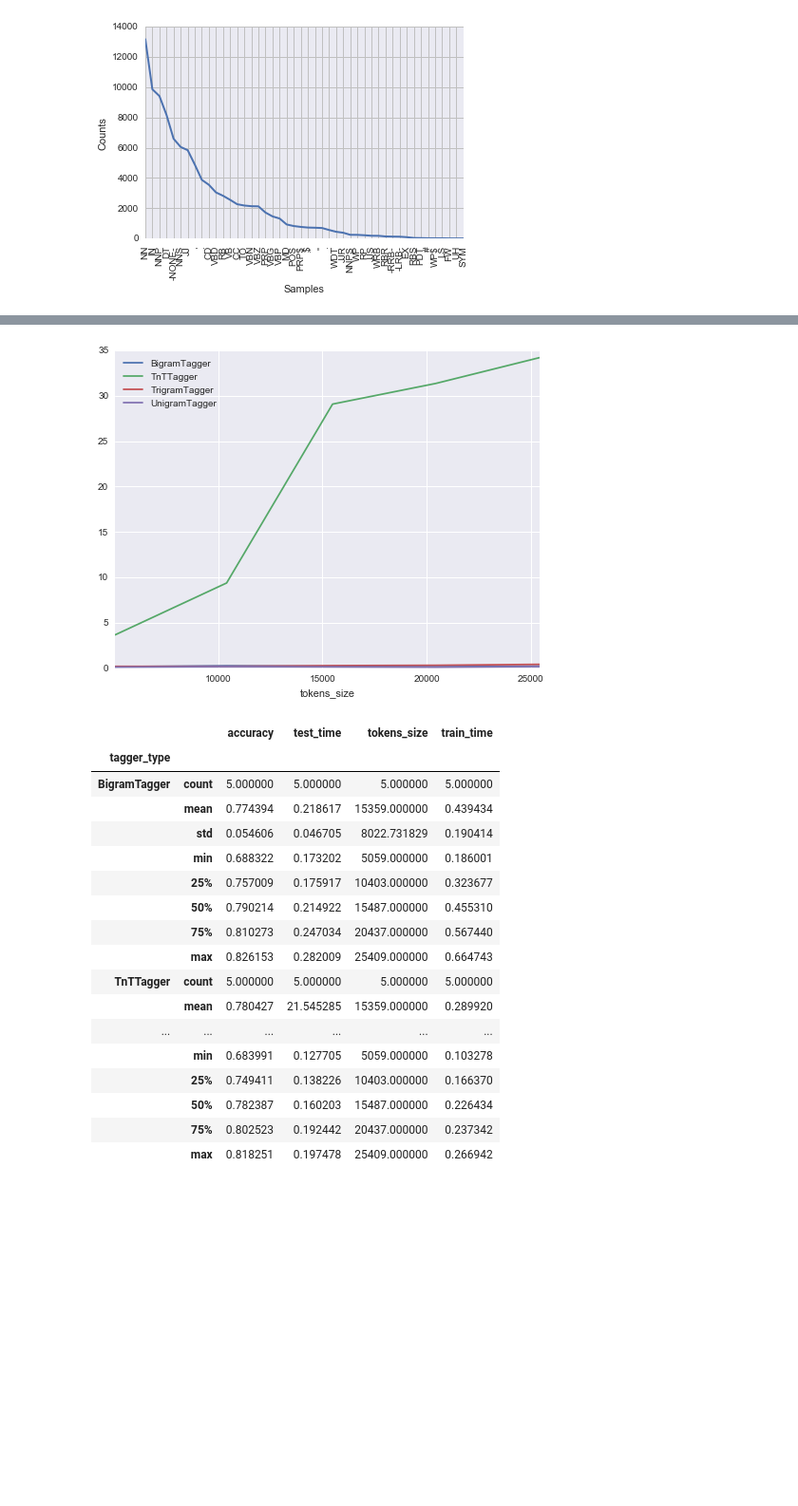
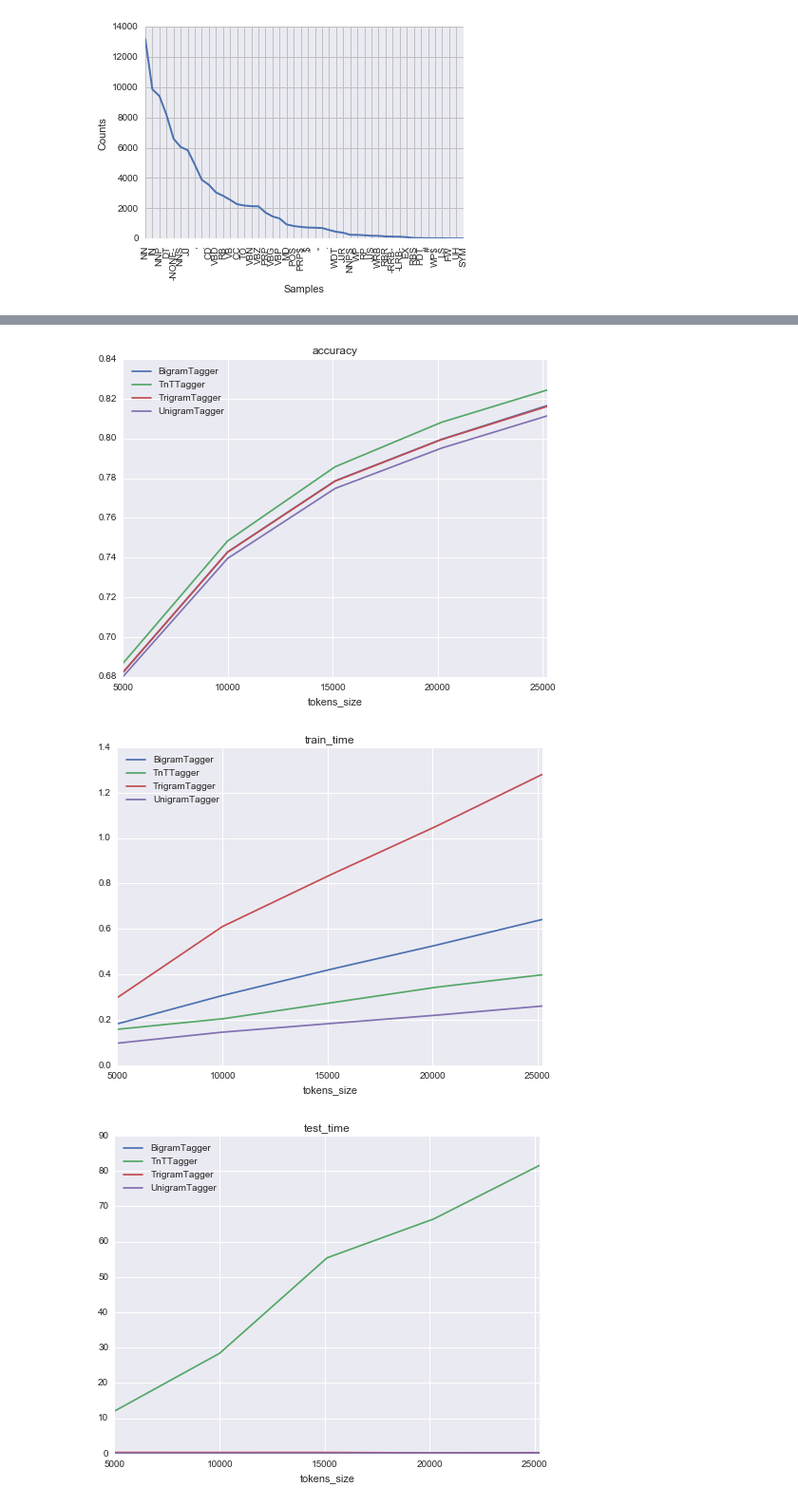
Before and after one commit to clieb3/pos-tagger-comparison, a Jupyter notebook: backoff-comparison.ipynb, the cells around one changed output, grey strips where cells are left out. Shown at 95% size. Cells and saved outputs as stored; diff of their text form; code cells hidden in the pictures; blank space fills up the shorter version.

```diff
--- a/backoff-comparison.ipynb
+++ b/backoff-comparison.ipynb
@@ -182,12 +129,33 @@ sns.set_style("darkgrid")
+# %%
+def my_plot(grouped, field):
+    fig, ax = plt.subplots(figsize=(8,6))
+    for key, grp in grouped:
+        grp.plot(x='tokens_size', y=field, ax=ax, label=key)
+    plt.legend(loc='best')
+    plt.title(field)
+    plt.show()
+
+def my_plots(grouped, fields):
+    for field in fields:
+        my_plot(grouped, field)
 # %%
-tagger_types = [type(t).__name__ for t in taggers]
-tokens_sizes = [t.tokens_size for t in taggers]
+def compare_taggers(tagger_classes, train_sents, test_sents):
+    taggers = make_taggers(tagger_classes)
+    train_times = train_taggers(taggers, train_sents)
+    accuracies, test_times = test_taggers(taggers, test_sents)
 
-test_runs = [('tagger_type', tagger_types),
-             ('tokens_size', tokens_sizes),
-             ('accuracy', accuracies),
-             ('train_time', train_times),
-             ('test_time', test_times)]
+    tagger_types = [type(t).__name__ for t in taggers]
+    tokens_sizes = [t.tokens_size for t in taggers]
 
-df = pd.DataFrame.from_items(test_runs)
-grouped = df.groupby(['tagger_type'])
+    test_runs = [('tagger_type', tagger_types),
+                 ('tokens_size', tokens_sizes),
+                 ('accuracy', accuracies),
+                 ('train_time', train_times),
+                 ('test_time', test_times)]
+
+    df = pd.DataFrame.from_items(test_runs)
+    grouped = df.groupby(['tagger_type'])
+
+    my_plots(grouped, ['accuracy', 'train_time', 'test_time'])
+
+    return grouped
@@ -209,25 +162,8 @@ my_plot(grouped, 'train_time')
-# %%
-my_plot(grouped, 'test_time')
-# %% [output]
-[figure, removed]
-# %%
-grouped.describe()
-# %% [output]
-|  |  | accuracy | test_time | tokens_size | train_time |
-| tagger_type |  |  |  |  |  |
-| BigramTagger | count | 5.000000 | 5.000000 | 5.000000 | 5.000000 |
-|  | mean | 0.774394 | 0.218617 | 15359.000000 | 0.439434 |
-|  | std | 0.054606 | 0.046705 | 8022.731829 | 0.190414 |
-|  | min | 0.688322 | 0.173202 | 5059.000000 | 0.186001 |
-|  | 25% | 0.757009 | 0.175917 | 10403.000000 | 0.323677 |
-|  | 50% | 0.790214 | 0.214922 | 15487.000000 | 0.455310 |
-|  | 75% | 0.810273 | 0.247034 | 20437.000000 | 0.567440 |
-|  | max | 0.826153 | 0.282009 | 25409.000000 | 0.664743 |
-| TnTTagger | count | 5.000000 | 5.000000 | 5.000000 | 5.000000 |
-|  | mean | 0.780427 | 21.545285 | 15359.000000 | 0.289920 |
-| ... | ... | ... | ... | ... | ... |
-|  | min | 0.683991 | 0.127705 | 5059.000000 | 0.103278 |
-|  | 25% | 0.749411 | 0.138226 | 10403.000000 | 0.166370 |
-|  | 50% | 0.782387 | 0.160203 | 15487.000000 | 0.226434 |
-|  | 75% | 0.802523 | 0.192442 | 20437.000000 | 0.237342 |
-|  | max | 0.818251 | 0.197478 | 25409.000000 | 0.266942 |
+# %%
+tagger_classes = [TnTTagger, TrigramTagger, BigramTagger, UnigramTagger]
+grouped = compare_taggers(tagger_classes, train_sents, test_sents)
+grouped.describe()
+# %% [output]
+[figure, added]
+[figure, added]
+[figure, added]
```
Also changed, not shown: parts of 19 cells of this notebook.
